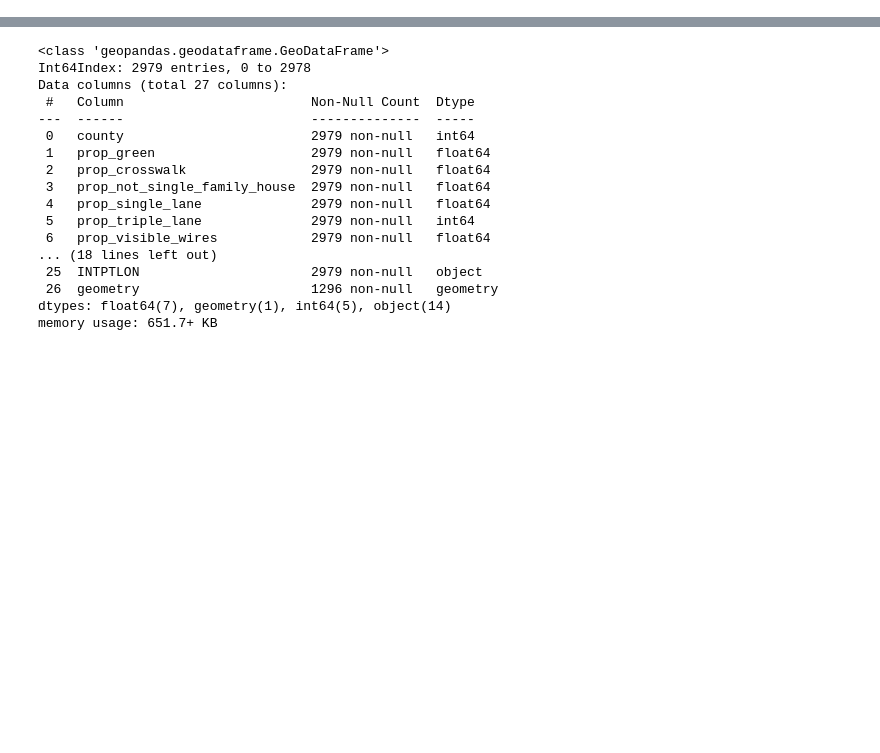
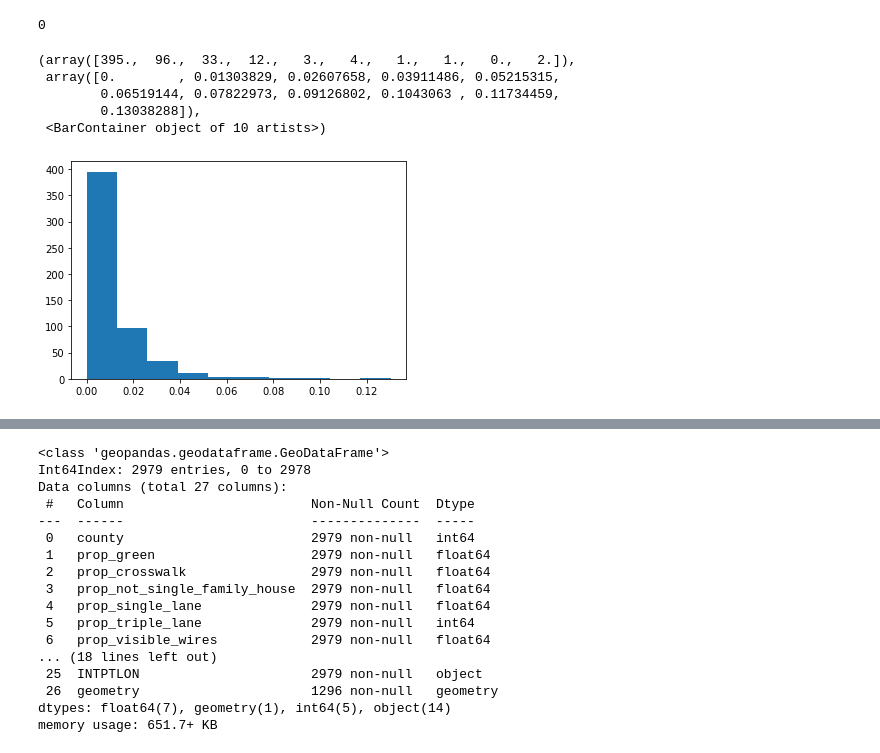
Before and after one commit to lkingston1/Kingston_MnM4SDS_project, a Jupyter notebook: Final Project.ipynb, the cells around one changed output, grey strips where cells are left out. Drawn from its saved outputs; the diff is of its cells as text; code cells hidden in the pictures; blank space fills up the shorter version.

```diff
--- a/Final Project.ipynb
+++ b/Final Project.ipynb
@@ -227,0 +154,16 @@ Text(0.5, 1.0, 'Proportion of County That Is Not Single Family Houses')
+# %%
+# join excess deaths and county health rankings dataframes
+excess_county_hlth = pd.merge(county_health_rank,deaths,left_on='fipscode',right_on='ID')
+
+# check data type
+excess_county_hlth.dtypes
+
+# remove duplicate info
+excess_county_hlth.drop(['ID', 'county_name', 'State'], axis=1, inplace=True)
+
+# check results
+excess_county_hlth.head()
+
+# drop rows with NaN
+excess_county_hlth = excess_county_hlth.dropna()
+excess_county_hlth.isna().sum().sum() #check if successful
@@ -227,0 +195,5 @@ Text(0.5, 1.0, 'Proportion of County That Is Not Single Family Houses')
+# %%
+# Merge counties and gsv_features
+gsv_counties = pd.merge(counties, gsv, left_on='GEOID', right_on='fipscode')
+
+gsv_counties.head()
@@ -227,0 +207,9 @@ Text(0.5, 1.0, 'Proportion of County That Is Not Single Family Houses')
+# %%
+# join gsv_counties and excess_county_hlth dataframes
+gsv_deaths_hlth = pd.merge(gsv_counties, excess_county_hlth, left_on='GEOID', right_on='fipscode')
+
+# remove uneeded columns
+gsv_deaths_hlth.drop(['STATEFP', 'COUNTYFP', 'fipscode_x','statecode','countycode','fipscode_y','county', 'LSAD', 'CLASSFP',
+                     'MTFCC','CSAFP','METDIVFP','FUNCSTAT','CBSAFP'], axis=1, inplace=True)
+
+gsv_deaths_hlth.head()
@@ -227,0 +371,16 @@ Text(0.5, 1.0, 'Proportion of County That Is Not Single Family Houses')
+# %%
+# remove NaN and check
+gsv_deaths_hlth = gsv_deaths_hlth.dropna()
+gsv_deaths_hlth.isna().sum().sum()
+# %% [output]
+0
+# %%
+# plot histogram of distribution for prop crosswalk
+plt.hist(gsv_deaths_hlth['prop_crosswalk'])
+# %% [output]
+(array([395.,  96.,  33.,  12.,   3.,   4.,   1.,   1.,   0.,   2.]),
+ array([0.        , 0.01303829, 0.02607658, 0.03911486, 0.05215315,
+        0.06519144, 0.07822973, 0.09126802, 0.1043063 , 0.11734459,
+        0.13038288]),
+ <BarContainer object of 10 artists>)
+[figure, added]
```
Also changed, not shown: parts of 66 cells of this notebook, 1 other file.
